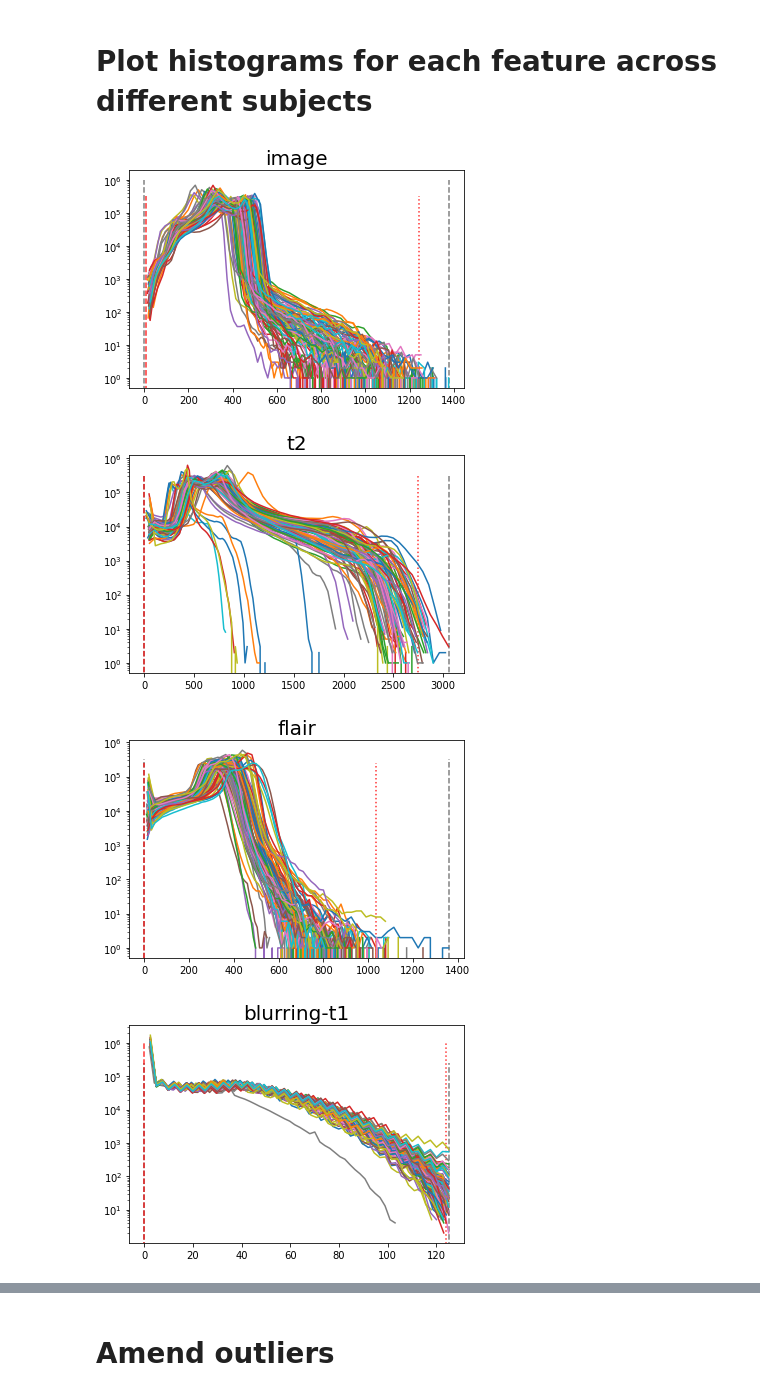
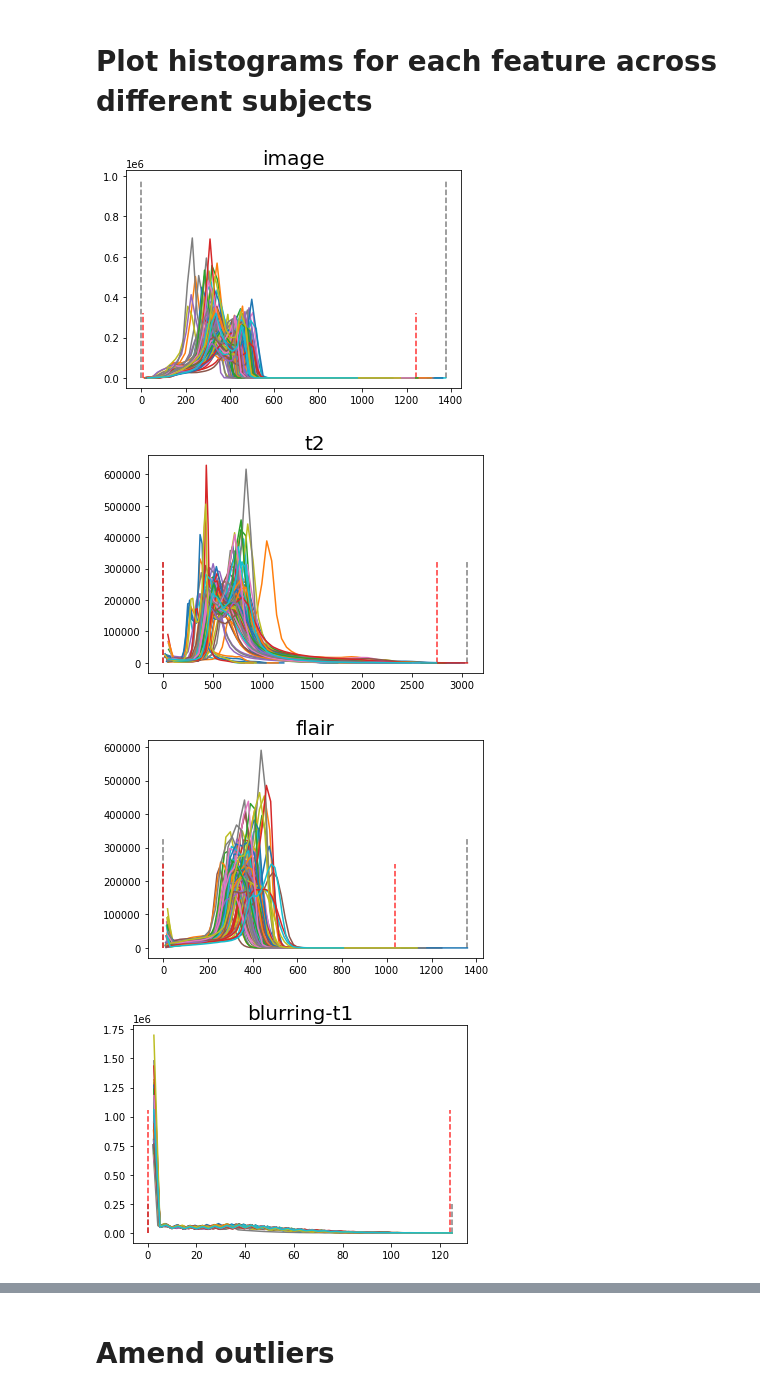
Before and after one commit to blufzzz/FCDNet, a Jupyter notebook: preprocessing.ipynb, the cells around one changed output, grey strips where cells are left out. Drawn from its saved outputs; the diff is of its cells as text; code cells hidden in the pictures.

```diff
--- a/preprocessing.ipynb
+++ b/preprocessing.ipynb
@@ -40,12 +40,18 @@ features_all = ['image',
 # Plot histograms for each feature across different subjects
 # %%
 minmax_all = {}
+mean_std_all = {}
 features_hist_all = {}
 
 for feature in tqdm(features_all):
 
     max_values = []
     min_values = []
+
+    # cumulative statistics
+    S = 0
+    S_square = 0
+    N = 0
     # list of hists for each subj
     features_hist_list = []
     for sub in subjects_all:
@@ -54,43 +60,52 @@ for feature in tqdm(features_all):
         mpath = assign_feature_maps(sub, 'mask')
         fdata = nib.load(fpath).get_fdata()
         fmask = nib.load(mpath).get_fdata()
-        hist, bins = np.histogram(fdata[fmask > 0], bins=50)
+        mask = fmask > 0 # binary mask indicating brain vs background
 
-        min_values.append(fdata[fmask > 0].min())
-        max_values.append(fdata[fmask > 0].max())
+        hist, bins = np.histogram(fdata[mask], bins=50)
+
+        S += fdata[mask].sum()
+        S_square += np.power(fdata[mask], 2).sum()
+        N += fdata[mask].shape[0]
+
+        min_values.append(fdata[mask].min())
+        max_values.append(fdata[mask].max())
 
         features_hist_list.append([hist, bins])
 
+    mean = S/N
+    std = np.sqrt((S_square/N) - (mean**2))
+    mean_std_all[feature] = [mean, std]
     features_hist_all[feature] = features_hist_list
     minmax_all[feature] = [np.min(min_values), np.max(max_values)]
 # %%
 bins_all = defaultdict(list)
 quantiles_all = {}
 for feature in features_all:
 
     plt.figure()
 
     # min-max
     plt.vlines(minmax_all[feature][0], 0, hist.max(), linestyle='--', alpha=0.5, color='black')
     plt.vlines(minmax_all[feature][1], 0, hist.max(), linestyle='--', alpha=0.5, color='black')
 
     for k, (hist, bins) in enumerate(features_hist_all[feature]):
         plt.plot(bins[1:], hist)
         bins_all[feature].append(bins)
     bins_all[feature] = np.concatenate(bins_all[feature])
 
     # quantiles
     q_min = np.quantile(bins_all[feature], q=0.01)
     q_max = np.quantile(bins_all[feature], q=0.99)
     plt.vlines(q_min, 0, hist.max(), linestyle='--', alpha=0.8, color='red')
-    plt.vlines(q_max, 0, hist.max(), linestyle='dotted', alpha=0.8, color='red')
+    plt.vlines(q_max, 0, hist.max(), linestyle='--', alpha=0.8, color='red')
     quantiles_all[feature] = [q_min, q_max]
 
-    plt.yscale('log')
+    # plt.yscale('log')
     plt.title(feature, fontsize=20)
     plt.show()
 # %% [output]
-[figure, old version]
+[figure, new version]
-[figure, old version]
+[figure, new version]
-[figure, old version]
+[figure, new version]
-[figure, old version]
+[figure, new version]
```
Also changed, not shown: parts of 13 cells of this notebook, 10 other files.
